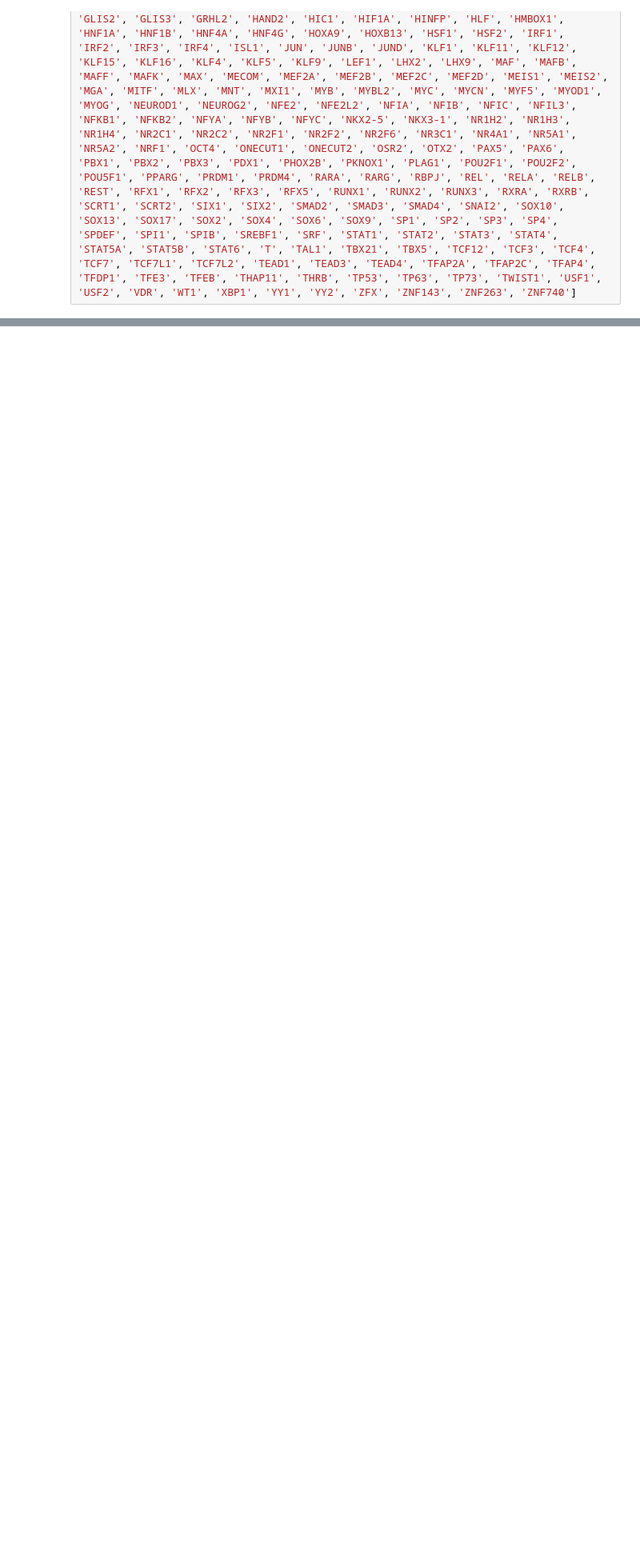
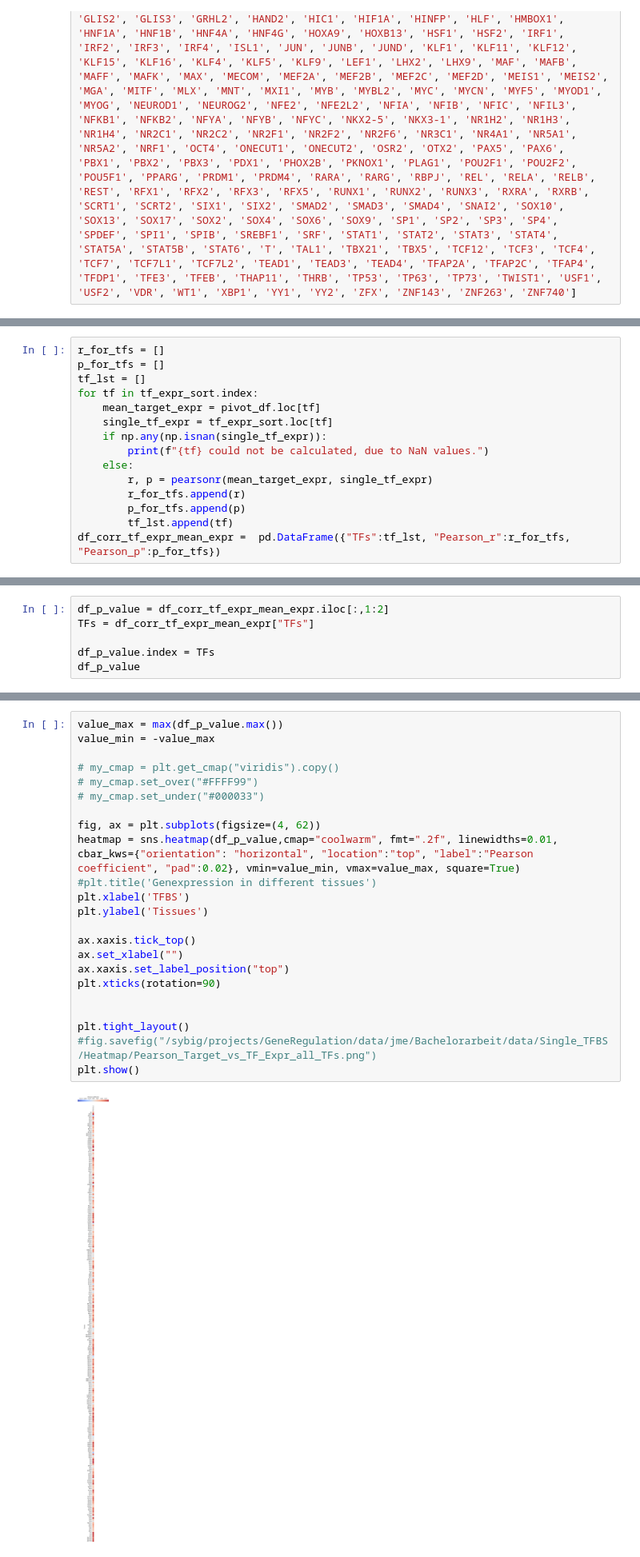
Before and after one commit to JulianMeigen/Bachelor, a Jupyter notebook: E_Single_TFBS/Ensemble_TF_Genexpr.ipynb, the cells around one changed output, grey strips where cells are left out. Shown at 80% size. Saved outputs shown, nothing was run; the diff lists cells and outputs as text; blank space fills up the shorter version.

```diff
--- a/E_Single_TFBS/Ensemble_TF_Genexpr.ipynb
+++ b/E_Single_TFBS/Ensemble_TF_Genexpr.ipynb
@@ -36,0 +196,15 @@ ZNF740
+# %%
+r_for_tfs = []
+p_for_tfs = []
+tf_lst = []
+for tf in tf_expr_sort.index:
+    mean_target_expr = pivot_df.loc[tf]
+    single_tf_expr = tf_expr_sort.loc[tf]
+    if np.any(np.isnan(single_tf_expr)):
+        print(f"{tf} could not be calculated, due to NaN values.")
+    else:
+        r, p = pearsonr(mean_target_expr, single_tf_expr)
+        r_for_tfs.append(r)
+        p_for_tfs.append(p)
+        tf_lst.append(tf)
+df_corr_tf_expr_mean_expr =  pd.DataFrame({"TFs":tf_lst, "Pearson_r":r_for_tfs, "Pearson_p":p_for_tfs})
@@ -36,0 +258,6 @@ ZNF740
+# %%
+df_p_value = df_corr_tf_expr_mean_expr.iloc[:,1:2]
+TFs = df_corr_tf_expr_mean_expr["TFs"]
+
+df_p_value.index = TFs
+df_p_value
@@ -36,0 +279,25 @@ ZNF740
+# %%
+value_max = max(df_p_value.max())
+value_min = -value_max
+
+# my_cmap = plt.get_cmap("viridis").copy()
+# my_cmap.set_over("#FFFF99")
+# my_cmap.set_under("#000033")
+
+fig, ax = plt.subplots(figsize=(4, 62))
+heatmap = sns.heatmap(df_p_value,cmap="coolwarm", fmt=".2f", linewidths=0.01, cbar_kws={"orientation": "horizontal", "location":"top", "label":"Pearson coefficient", "pad":0.02}, vmin=value_min, vmax=value_max, square=True)
+#plt.title('Genexpression in different tissues')
+plt.xlabel('TFBS')
+plt.ylabel('Tissues')
+
+ax.xaxis.tick_top()
+ax.set_xlabel("")
+ax.xaxis.set_label_position("top")
+plt.xticks(rotation=90)
+
+
+plt.tight_layout()
+#fig.savefig("/sybig/projects/GeneRegulation/data/jme/Bachelorarbeit/data/Single_TFBS/Heatmap/Pearson_Target_vs_TF_Expr_all_TFs.png")
+plt.show()
+# %% [output]
+[figure, added]
```
Also changed, not shown: parts of 23 cells of this notebook, 1 other file.
